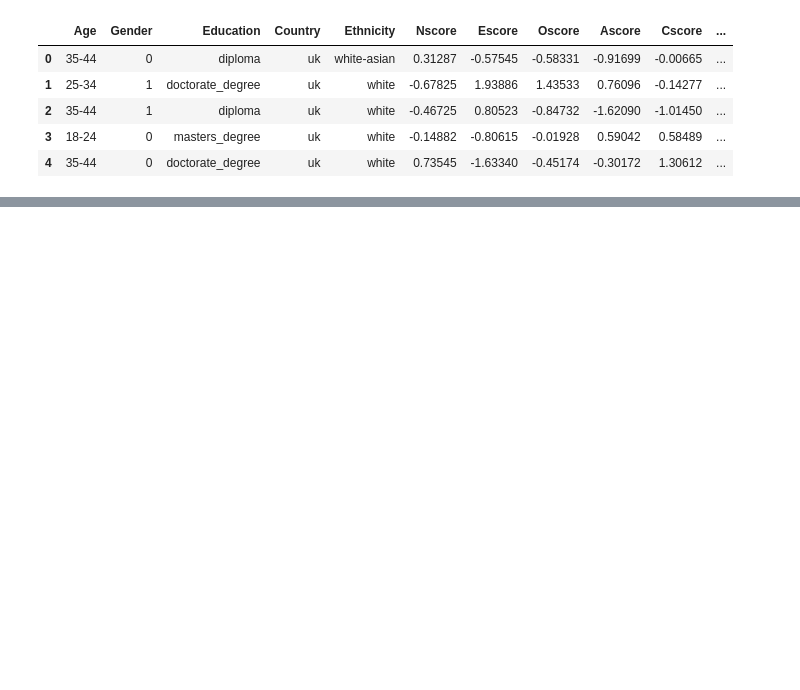
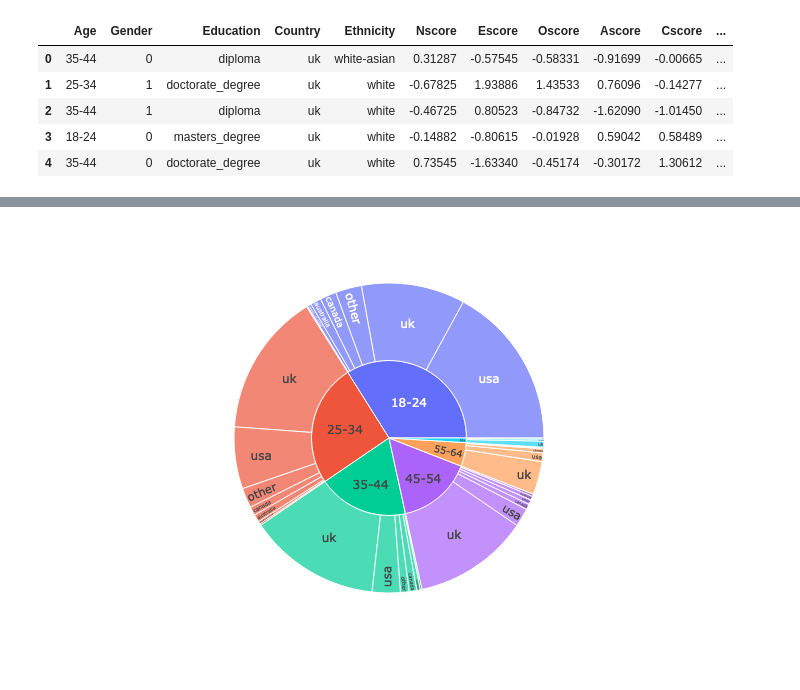
Before and after one commit to carlotta-ulm/Drug_Consumption, a Jupyter notebook: notebooks/eda/eda_pascal.ipynb, the cells around one changed output, grey strips where cells are left out. Drawn from its saved outputs; the diff is of its cells as text; code cells hidden in the pictures; blank space fills up the shorter version.

```diff
--- a/notebooks/eda/eda_pascal.ipynb
+++ b/notebooks/eda/eda_pascal.ipynb
@@ -15,0 +66,5 @@ df.head()
+# %%
+fig_sunburst = px.sunburst(df, path=['Age', 'Country'])
+fig_sunburst.show()
+# %% [output]
+[figure, added]
```
Also changed, not shown: parts of 22 cells of this notebook, 1 other file.
